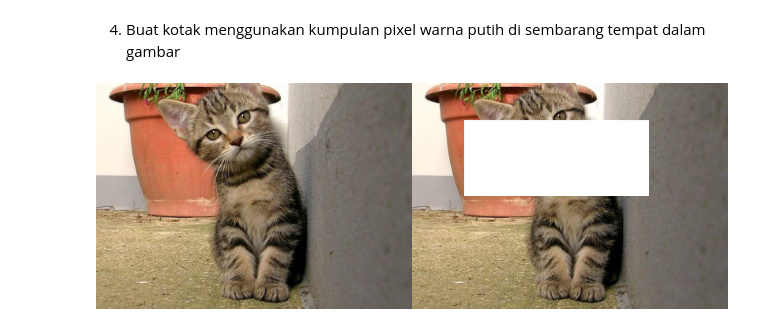
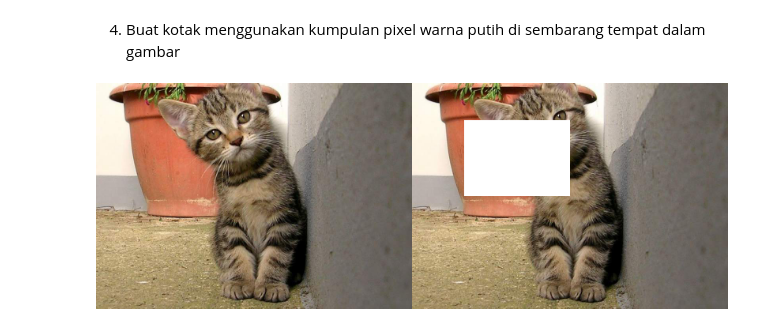
Before and after one commit to vinkharisma/PCVK_Genap_2023, a Jupyter notebook: Week1.ipynb, the cells around one changed output. Saved outputs shown, nothing was run; the diff lists cells and outputs as text; code cells hidden in the pictures.

```diff
--- a/Week1.ipynb
+++ b/Week1.ipynb
@@ -116,16 +116,16 @@ cv2_imshow(final_frame)
 # %%
 image_2 = cv.cvtColor(image, cv.COLOR_BGR2RGB)
 image_3 = cv.cvtColor(image, cv.COLOR_BGR2RGB)
 
 # Membuat kotak pada gambar
 x1, y1 = int(tinggi/6), int(lebar/6)
-x2, y2 = int(tinggi/6*3), int(lebar/4*3)
+x2, y2 = int(tinggi/6*3), int(lebar/6*3)
 
 for x in range (x1, x2):
     for y in range(y1, y2):
         image_3[x, y] = [255,255,255]
 
 final_frame = cv.hconcat((image_2, image_3))
 cv2_imshow(final_frame)
 # %% [output]
-[figure, old version]
+[figure, new version]
```
